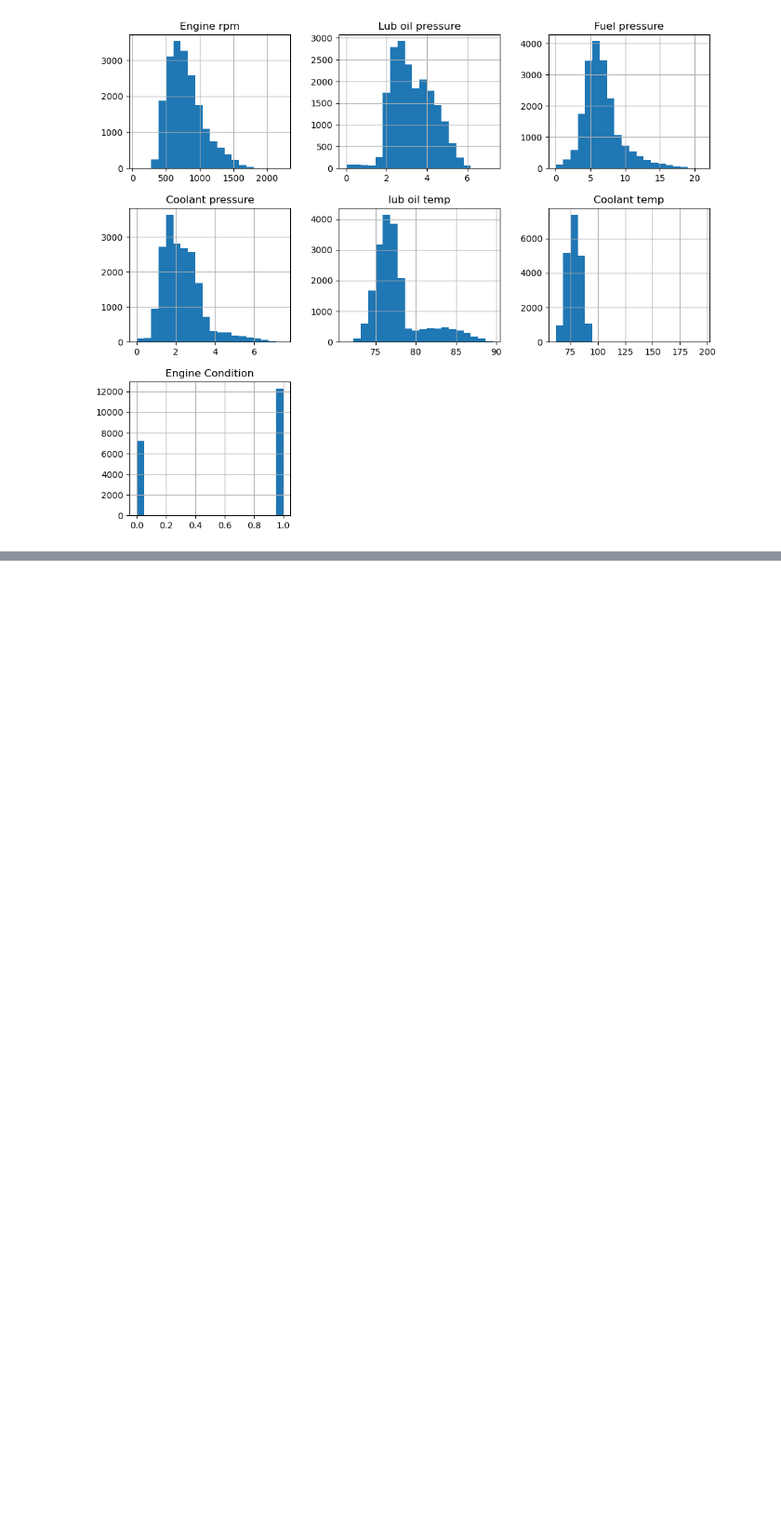
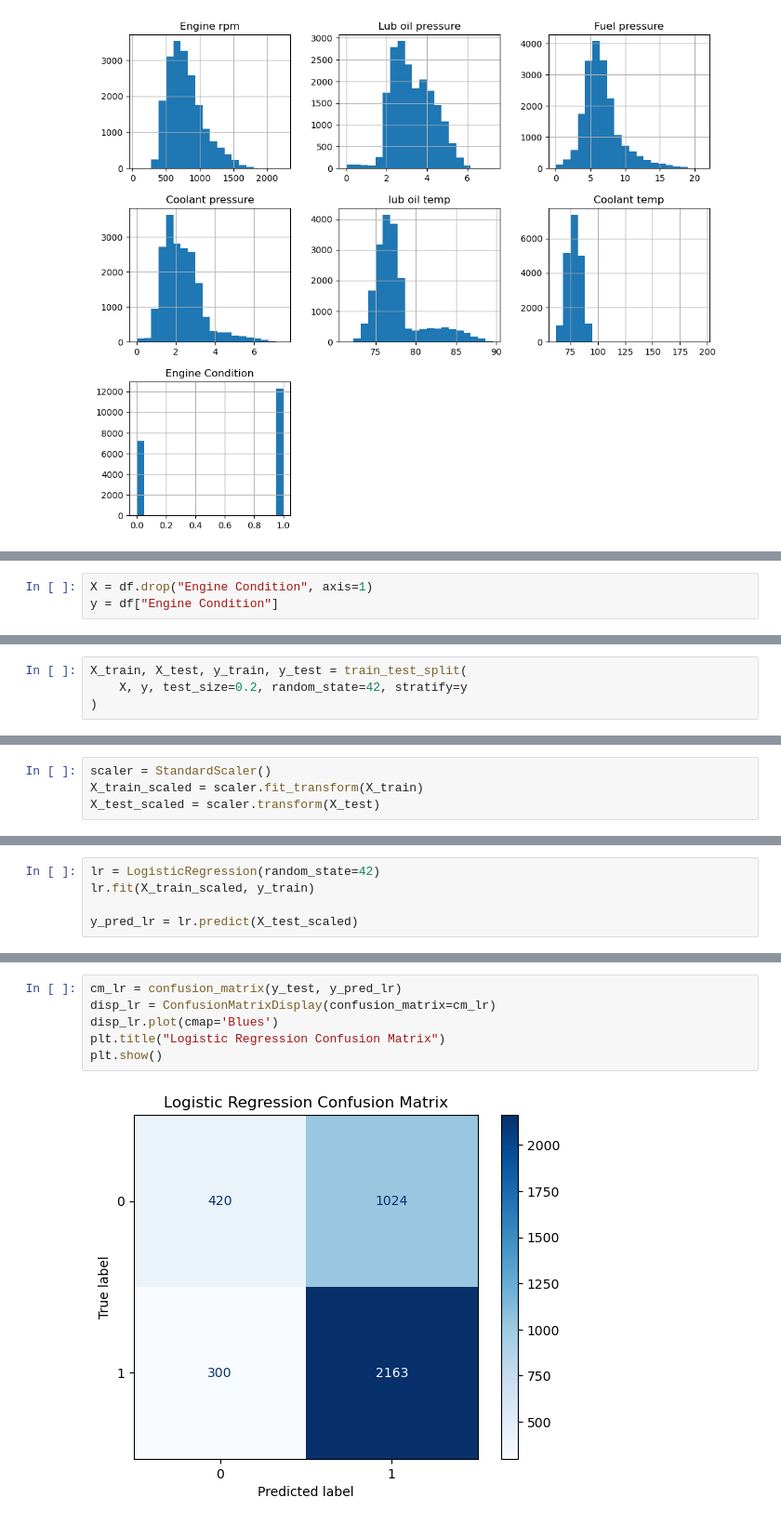
Before and after one commit to Benbellah-Owino/capstone-group3-karu, a Jupyter notebook: notebooks/marion.ipynb, the cells around one changed output, grey strips where cells are left out. Shown at 93% size. Drawn from its saved outputs; the diff is of its cells as text; blank space fills up the shorter version.

```diff
--- a/notebooks/marion.ipynb
+++ b/notebooks/marion.ipynb
@@ -101,0 +118,3 @@ plt.show()
+# %%
+X = df.drop("Engine Condition", axis=1)
+y = df["Engine Condition"]
@@ -101,0 +123,4 @@ plt.show()
+# %%
+X_train, X_test, y_train, y_test = train_test_split(
+    X, y, test_size=0.2, random_state=42, stratify=y
+)
@@ -101,0 +129,4 @@ plt.show()
+# %%
+scaler = StandardScaler()
+X_train_scaled = scaler.fit_transform(X_train)
+X_test_scaled = scaler.transform(X_test)
@@ -101,0 +137,5 @@ plt.show()
+# %%
+lr = LogisticRegression(random_state=42)
+lr.fit(X_train_scaled, y_train)
+
+y_pred_lr = lr.predict(X_test_scaled)
@@ -101,0 +161,8 @@ plt.show()
+# %%
+cm_lr = confusion_matrix(y_test, y_pred_lr)
+disp_lr = ConfusionMatrixDisplay(confusion_matrix=cm_lr)
+disp_lr.plot(cmap='Blues')
+plt.title("Logistic Regression Confusion Matrix")
+plt.show()
+# %% [output]
+[figure, added]
```
Also changed, not shown: parts of 31 cells of this notebook.
